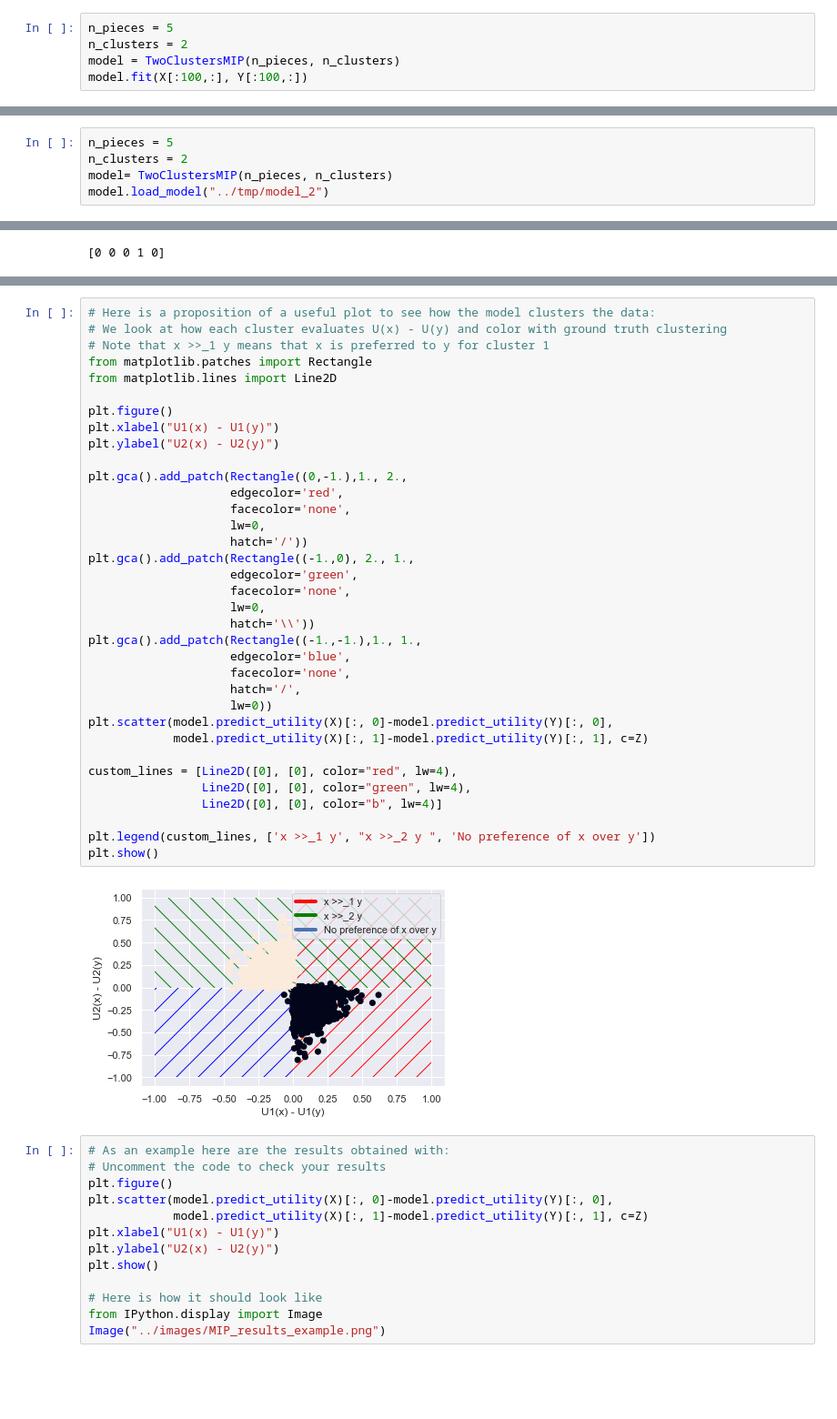
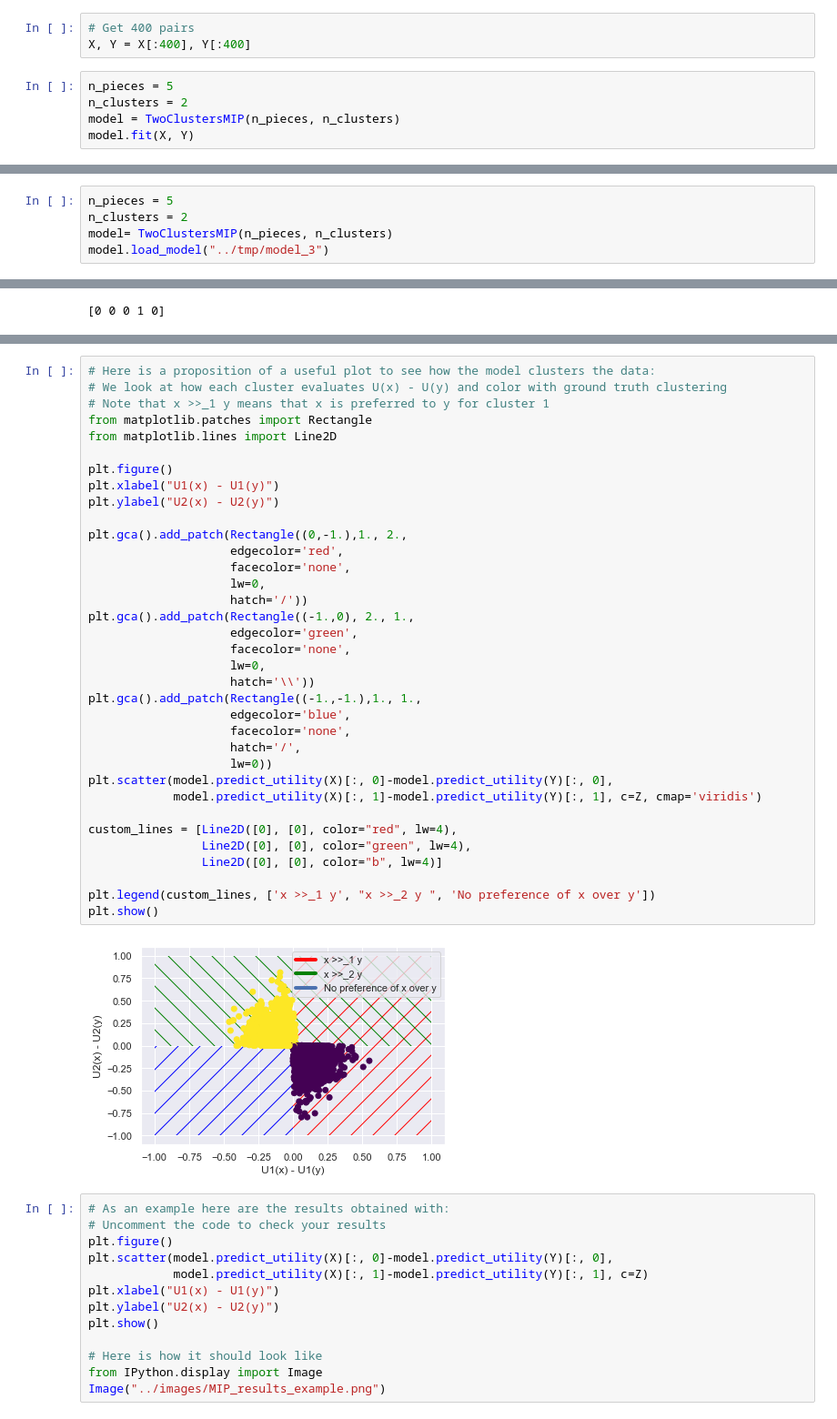
Before and after one commit to artefactory/cs-sdp-2023-24, a Jupyter notebook: notebooks/two_cluster_MPI.ipynb, the cells around one changed output, grey strips where cells are left out. Shown at 91% size. Cells and saved outputs as stored; diff of their text form; blank space fills up the shorter version.

```diff
--- a/notebooks/two_cluster_MPI.ipynb
+++ b/notebooks/two_cluster_MPI.ipynb
@@ -19,9 +19,12 @@ X, Y = data_loader.load()
 X.shape
 # %% [output]
 (2000, 4)
+# %%
+# Get 400 pairs
+X, Y = X[:400], Y[:400]
 # %%
 n_pieces = 5
 n_clusters = 2
 model = TwoClustersMIP(n_pieces, n_clusters)
-model.fit(X[:100,:], Y[:100,:])
+model.fit(X, Y)
 # %% [output]
@@ -51,5 +54,5 @@ Model saved
 n_pieces = 5
 n_clusters = 2
 model= TwoClustersMIP(n_pieces, n_clusters)
-model.load_model("../tmp/model_2")
+model.load_model("../tmp/model_3")
 # %% [output]
@@ -135,35 +139,35 @@ from matplotlib.patches import Rectangle
 from matplotlib.lines import Line2D
 
 plt.figure()
 plt.xlabel("U1(x) - U1(y)")
 plt.ylabel("U2(x) - U2(y)")
 
 plt.gca().add_patch(Rectangle((0,-1.),1., 2.,
                     edgecolor='red',
                     facecolor='none',
                     lw=0,
                     hatch='/'))
 plt.gca().add_patch(Rectangle((-1.,0), 2., 1.,
                     edgecolor='green',
                     facecolor='none',
                     lw=0,
                     hatch='\\'))
 plt.gca().add_patch(Rectangle((-1.,-1.),1., 1.,
                     edgecolor='blue',
                     facecolor='none',
                     hatch='/',
                     lw=0))
 plt.scatter(model.predict_utility(X)[:, 0]-model.predict_utility(Y)[:, 0],
-            model.predict_utility(X)[:, 1]-model.predict_utility(Y)[:, 1], c=Z)
+            model.predict_utility(X)[:, 1]-model.predict_utility(Y)[:, 1], c=Z, cmap='viridis')
 
 custom_lines = [Line2D([0], [0], color="red", lw=4),
                 Line2D([0], [0], color="green", lw=4),
                 Line2D([0], [0], color="b", lw=4)]
 
 plt.legend(custom_lines, ['x >>_1 y', "x >>_2 y ", 'No preference of x over y'])
 plt.show()
 # %% [output]
-[figure, old version]
+[figure, new version]
 # %%
 # As an example here are the results obtained with:
 # Uncomment the code to check your results
```
Also changed, not shown: parts of 9 cells of this notebook, 1 other file.
